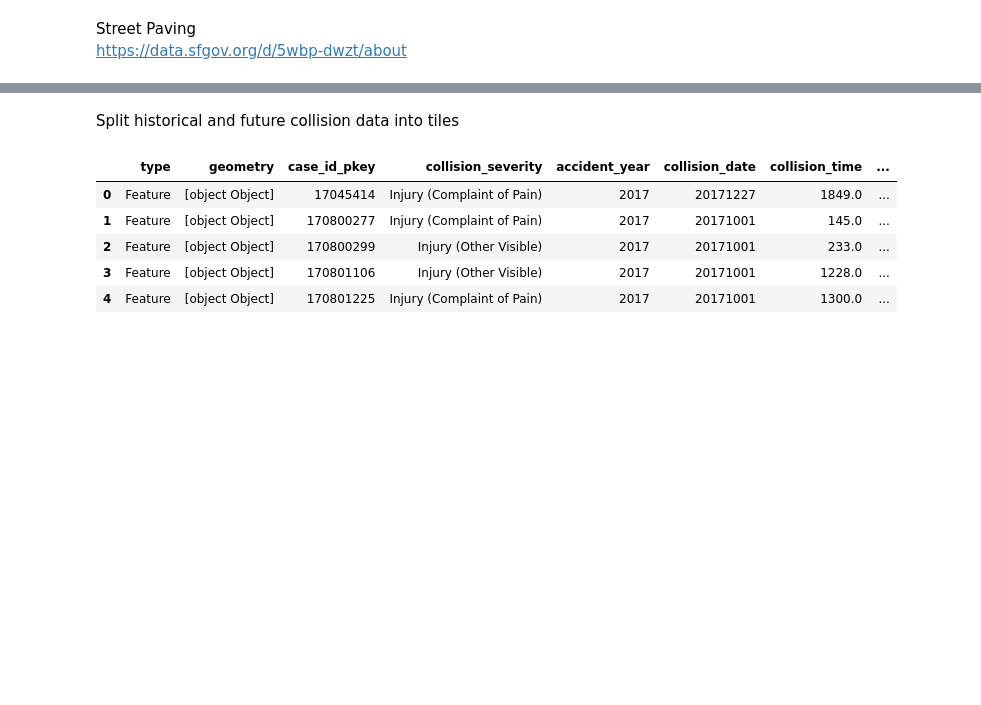
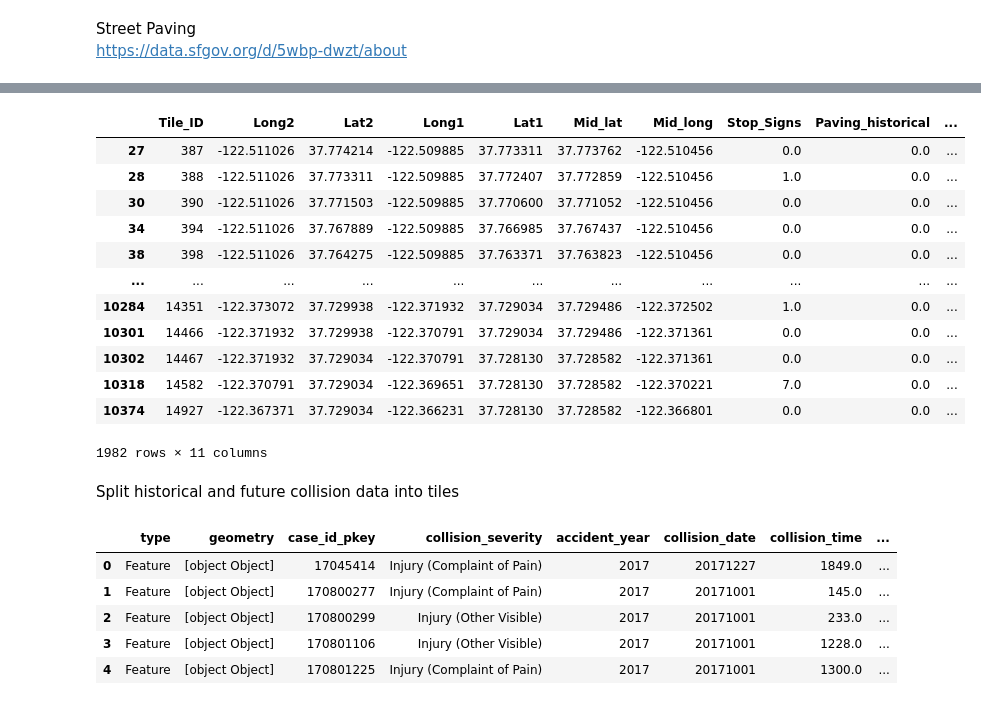
Before and after one commit to arisanguyen/210_Capstone_Aditya_Arisa_Noriel, a Jupyter notebook: Arisa - Expanded Tiles With Street Characteristics.ipynb, the cells around one changed output, grey strips where cells are left out. Saved outputs shown, nothing was run; the diff lists cells and outputs as text; code cells hidden in the pictures; blank space fills up the shorter version.

```diff
--- a/Arisa - Expanded Tiles With Street Characteristics.ipynb
+++ b/Arisa - Expanded Tiles With Street Characteristics.ipynb
@@ -157,0 +170,3 @@ https://data.sfgov.org/City-Infrastructure/311-Cases/vw6y-z8j6
+# %%
+bus_stops = pd.read_csv(r'./Data/Muni_Stops.csv')
+bus_stops.head(5)
@@ -158,3 +181,31 @@ https://data.sfgov.org/City-Infrastructure/311-Cases/vw6y-z8j6
+# %%
+bus_stop = []
+for i in range(len(tiles)):
+    ti = tiles.iloc[i]
+    lat1 = ti['Lat1']
+    lat2 = ti['Lat2']
+    long1 = ti['Long1']
+    long2 = ti['Long2']
+    f = len(bus_stops[(bus_stops['LATITUDE'] < lat2) & (bus_stops['LATITUDE'] > lat1) & (bus_stops['LONGITUDE'] > long2) & (bus_stops['LONGITUDE'] < long1)])
+    bus_stop = np.append(bus_stop,f)
+# %%
+tiles['Bus_stop'] = bus_stop
+# %%
+tiles[tiles['Bus_stop'] > 0]
+# %% [output]
+|  | Tile_ID | Long2 | Lat2 | Long1 | Lat1 | Mid_lat | Mid_long | Stop_Signs | Paving_historical | ... |
+| 27 | 387 | -122.511026 | 37.774214 | -122.509885 | 37.773311 | 37.773762 | -122.510456 | 0.0 | 0.0 | ... |
+| 28 | 388 | -122.511026 | 37.773311 | -122.509885 | 37.772407 | 37.772859 | -122.510456 | 1.0 | 0.0 | ... |
+| 30 | 390 | -122.511026 | 37.771503 | -122.509885 | 37.770600 | 37.771052 | -122.510456 | 0.0 | 0.0 | ... |
+| 34 | 394 | -122.511026 | 37.767889 | -122.509885 | 37.766985 | 37.767437 | -122.510456 | 0.0 | 0.0 | ... |
+| 38 | 398 | -122.511026 | 37.764275 | -122.509885 | 37.763371 | 37.763823 | -122.510456 | 0.0 | 0.0 | ... |
+| ... | ... | ... | ... | ... | ... | ... | ... | ... | ... | ... |
+| 10284 | 14351 | -122.373072 | 37.729938 | -122.371932 | 37.729034 | 37.729486 | -122.372502 | 1.0 | 0.0 | ... |
+| 10301 | 14466 | -122.371932 | 37.729938 | -122.370791 | 37.729034 | 37.729486 | -122.371361 | 0.0 | 0.0 | ... |
+| 10302 | 14467 | -122.371932 | 37.729034 | -122.370791 | 37.728130 | 37.728582 | -122.371361 | 0.0 | 0.0 | ... |
+| 10318 | 14582 | -122.370791 | 37.729034 | -122.369651 | 37.728130 | 37.728582 | -122.370221 | 7.0 | 0.0 | ... |
+| 10374 | 14927 | -122.367371 | 37.729034 | -122.366231 | 37.728130 | 37.728582 | -122.366801 | 0.0 | 0.0 | ... |
+1982 rows × 11 columns
 # %% [markdown]
 Split historical and future collision data into tiles
 # %%
```
Also changed, not shown: parts of 25 cells of this notebook.
